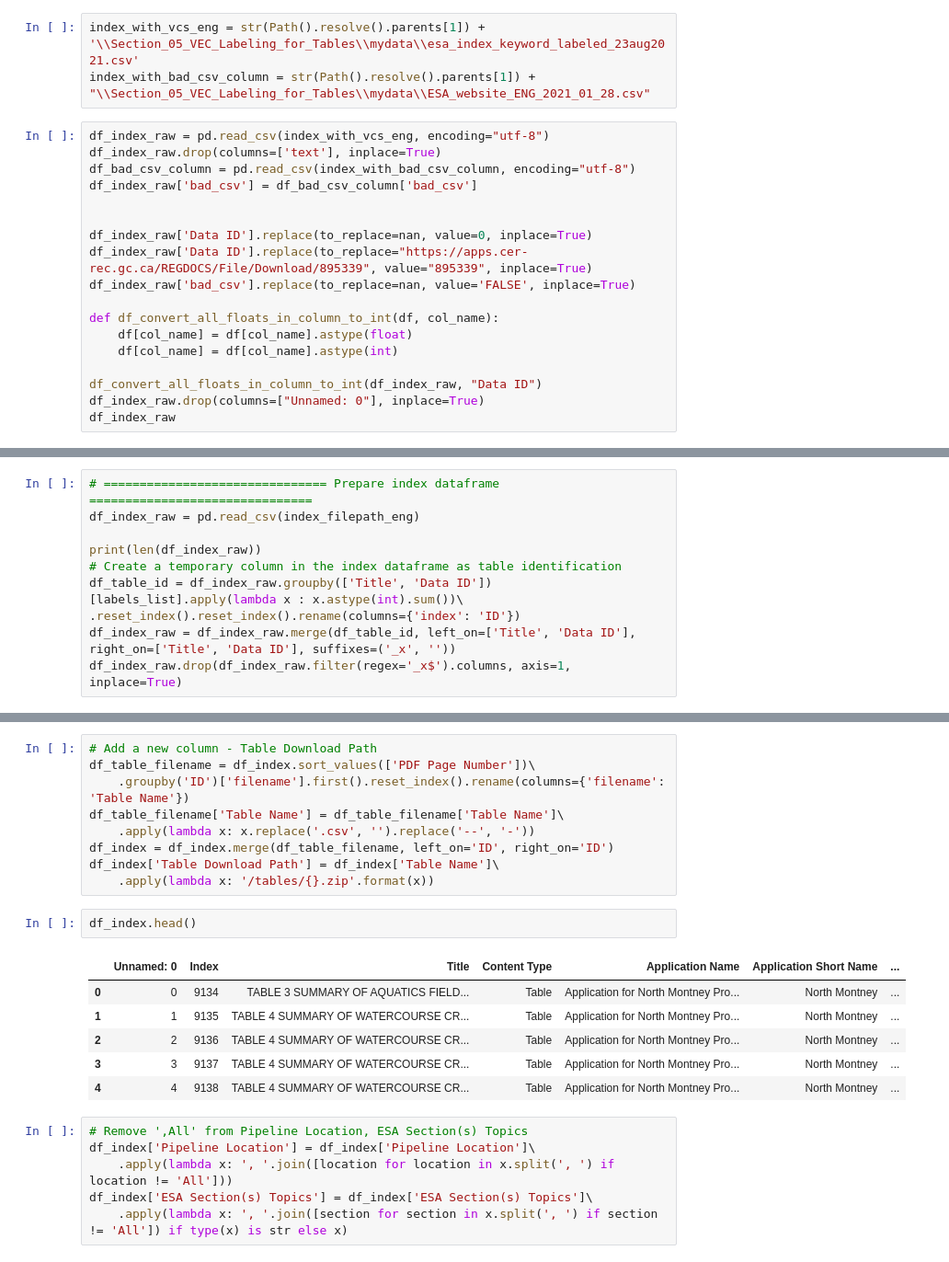
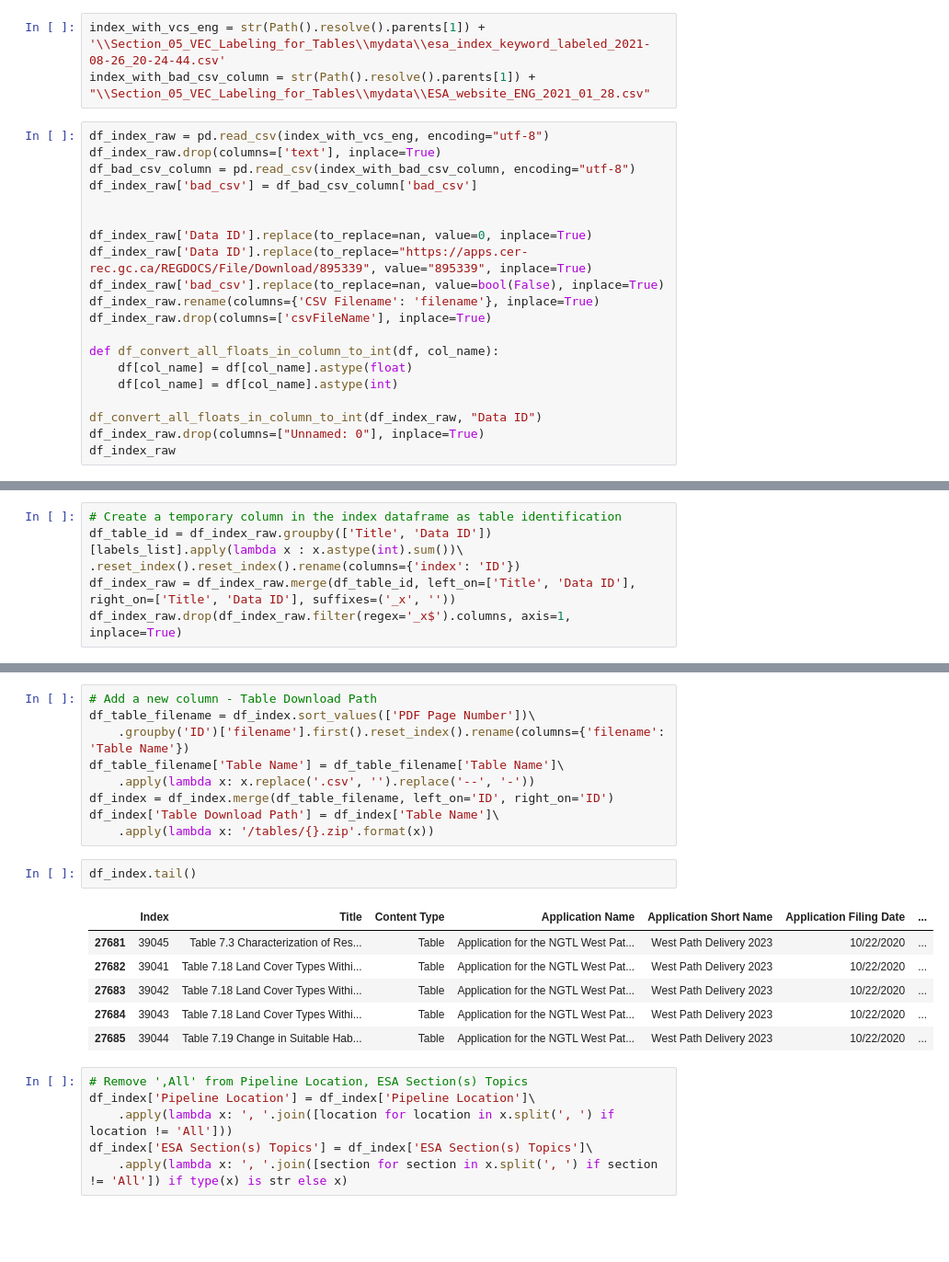
Before and after one commit to CER-REC/esa-data-bank_banque-donnees-ees, a Jupyter notebook: Codes/Section_04_Final_Data_Merge_and_Visualization/bundle/bundle_index.ipynb, the cells around one changed output, grey strips where cells are left out. Shown at 92% size. Saved outputs shown, nothing was run; the diff lists cells and outputs as text; blank space fills up the shorter version.

Commit message:
Changing filepaths and cleaning up dataframe.

```diff
--- a/Codes/Section_04_Final_Data_Merge_and_Visualization/bundle/bundle_index.ipynb
+++ b/Codes/Section_04_Final_Data_Merge_and_Visualization/bundle/bundle_index.ipynb
@@ -11,7 +11,7 @@ os.getcwd()
 # %% [output]
 'c:\\Users\\ThibJacq\\code\\esa-data-bank_banque-donnees-ees\\Codes\\Section_04_Final_Data_Merge_and_Visualization\\bundle'
 # %%
-index_with_vcs_eng = str(Path().resolve().parents[1]) + '\\Section_05_VEC_Labeling_for_Tables\\mydata\\esa_index_keyword_labeled_23aug2021.csv'
+index_with_vcs_eng = str(Path().resolve().parents[1]) + '\\Section_05_VEC_Labeling_for_Tables\\mydata\\esa_index_keyword_labeled_2021-08-26_20-24-44.csv'
 index_with_bad_csv_column = str(Path().resolve().parents[1]) + "\\Section_05_VEC_Labeling_for_Tables\\mydata\\ESA_website_ENG_2021_01_28.csv"
 # %%
 df_index_raw = pd.read_csv(index_with_vcs_eng, encoding="utf-8")
@@ -22,7 +22,9 @@ df_index_raw['bad_csv'] = df_bad_csv_column['bad_csv']
 
 df_index_raw['Data ID'].replace(to_replace=nan, value=0, inplace=True)
 df_index_raw['Data ID'].replace(to_replace="https://apps.cer-rec.gc.ca/REGDOCS/File/Download/895339", value="895339", inplace=True)
-df_index_raw['bad_csv'].replace(to_replace=nan, value='FALSE', inplace=True)
+df_index_raw['bad_csv'].replace(to_replace=nan, value=bool(False), inplace=True)
+df_index_raw.rename(columns={'CSV Filename': 'filename'}, inplace=True)
+df_index_raw.drop(columns=['csvFileName'], inplace=True)
 
 def df_convert_all_floats_in_column_to_int(df, col_name):
     df[col_name] = df[col_name].astype(float)
@@ -88,8 +90,4 @@ df_table_id.shape
 # %%
-# =============================== Prepare index dataframe ===============================
-df_index_raw = pd.read_csv(index_filepath_eng)
-
-print(len(df_index_raw))
 # Create a temporary column in the index dataframe as table identification
 df_table_id = df_index_raw.groupby(['Title', 'Data ID'])[labels_list].apply(lambda x : x.astype(int).sum())\
 .reset_index().reset_index().rename(columns={'index': 'ID'})
@@ -139,14 +122,14 @@ df_index = df_index.merge(df_table_filename, left_on='ID', right_on='ID')
 df_index['Table Download Path'] = df_index['Table Name']\
     .apply(lambda x: '/tables/{}.zip'.format(x))
 # %%
-df_index.head()
+df_index.tail()
 # %% [output]
-|  | Unnamed: 0 | Index | Title | Content Type | Application Name | Application Short Name | ... |
-| 0 | 0 | 9134 | TABLE 3 SUMMARY OF AQUATICS FIELD... | Table | Application for North Montney Pro... | North Montney | ... |
-| 1 | 1 | 9135 | TABLE 4 SUMMARY OF WATERCOURSE CR... | Table | Application for North Montney Pro... | North Montney | ... |
-| 2 | 2 | 9136 | TABLE 4 SUMMARY OF WATERCOURSE CR... | Table | Application for North Montney Pro... | North Montney | ... |
-| 3 | 3 | 9137 | TABLE 4 SUMMARY OF WATERCOURSE CR... | Table | Application for North Montney Pro... | North Montney | ... |
-| 4 | 4 | 9138 | TABLE 4 SUMMARY OF WATERCOURSE CR... | Table | Application for North Montney Pro... | North Montney | ... |
+|  | Index | Title | Content Type | Application Name | Application Short Name | Application Filing Date | ... |
+| 27681 | 39045 | Table 7.3 Characterization of Res... | Table | Application for the NGTL West Pat... | West Path Delivery 2023 | 10/22/2020 | ... |
+| 27682 | 39041 | Table 7.18 Land Cover Types Withi... | Table | Application for the NGTL West Pat... | West Path Delivery 2023 | 10/22/2020 | ... |
+| 27683 | 39042 | Table 7.18 Land Cover Types Withi... | Table | Application for the NGTL West Pat... | West Path Delivery 2023 | 10/22/2020 | ... |
+| 27684 | 39043 | Table 7.18 Land Cover Types Withi... | Table | Application for the NGTL West Pat... | West Path Delivery 2023 | 10/22/2020 | ... |
+| 27685 | 39044 | Table 7.19 Change in Suitable Hab... | Table | Application for the NGTL West Pat... | West Path Delivery 2023 | 10/22/2020 | ... |
 # %%
 # Remove ',All' from Pipeline Location, ESA Section(s) Topics
 df_index['Pipeline Location'] = df_index['Pipeline Location']\
```
Also changed, not shown: parts of 11 cells of this notebook.
